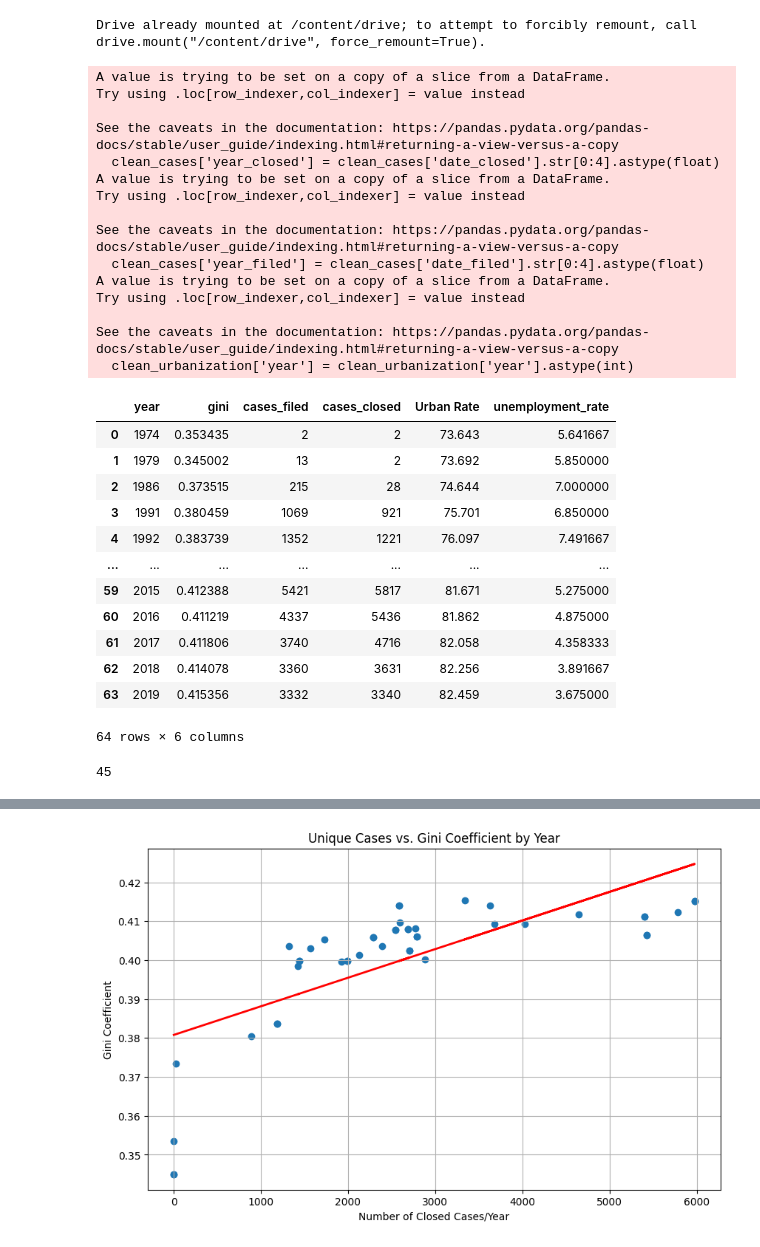
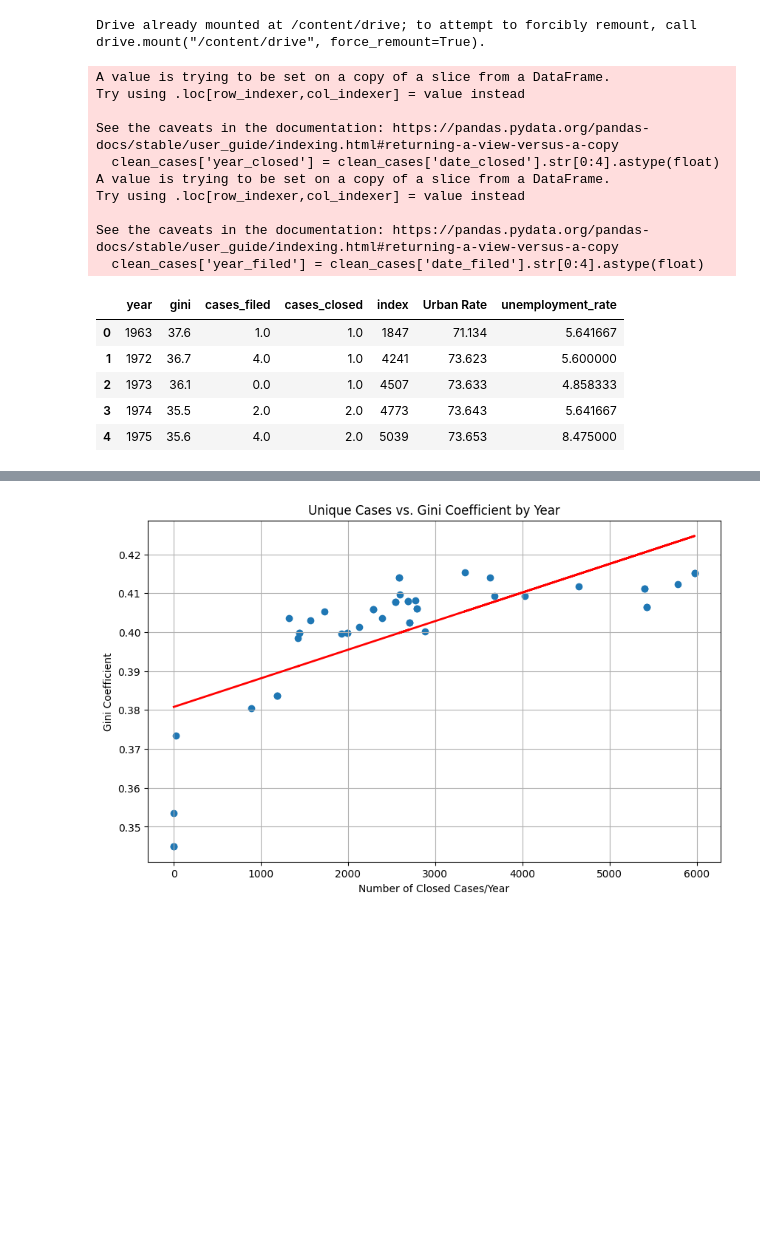
Before and after one commit to Sai0472003/PatentLitigation_Impact, a Jupyter notebook: Project1.ipynb, the cells around one changed output, grey strips where cells are left out. Cells and saved outputs as stored; diff of their text form; code cells hidden in the pictures; blank space fills up the shorter version.

```diff
--- a/Project1.ipynb
+++ b/Project1.ipynb
@@ -39,7 +39,7 @@ cases_filed.columns = ['year', 'cases_filed']
 
 #new df containing total cases filed/closed in a given year
 annual_cases = pd.merge(cases_filed, cases_closed, on='year', how='outer').fillna(0)
-annual_cases[['cases_filed', 'cases_closed']] = annual_cases[['cases_filed', 'cases_closed']].astype(int)
+annual_cases[['cases_filed', 'cases_closed']] = annual_cases[['cases_filed', 'cases_closed']].astype(float)
 annual_cases['year'] = annual_cases['year'].astype(int)
 
 #cleaning unemployment df and computing avg annual unemployment rates for the US
@@ -49,8 +49,9 @@ clean_unemployment['year'] = unemployment['observation_date'].str[0:4].astype(in
 clean_unemployment['unemployment_rate'] = (unemployment.groupby(unemployment['observation_date'].str[0:4].astype(int))['UNRATE'].mean().values)
 
 #isolating annual gini coeff data for the US
-clean_gini['year_month'] = gini
-
+clean_gini = pd.DataFrame()
+clean_gini['year'] = gini['observation_date'].str[0:4].astype(int)
+clean_gini['gini'] = gini['SIPOVGINIUSA']
 
 #converting year columns to rows in clean df
 clean_urbanization = urbanization.melt(
@@ -76,11 +77,6 @@ Try using .loc[row_indexer,col_indexer] = value instead
 
 See the caveats in the documentation: https://pandas.pydata.org/pandas-docs/stable/user_guide/indexing.html#returning-a-view-versus-a-copy
   clean_cases['year_filed'] = clean_cases['date_filed'].str[0:4].astype(float)
-A value is trying to be set on a copy of a slice from a DataFrame.
-Try using .loc[row_indexer,col_indexer] = value instead
-
-See the caveats in the documentation: https://pandas.pydata.org/pandas-docs/stable/user_guide/indexing.html#returning-a-view-versus-a-copy
-  clean_urbanization['year'] = clean_urbanization['year'].astype(int)
 # %%
 #merging all variables into one df
 complete_merged = pd.merge(clean_gini, annual_cases, on='year', how='inner')
@@ -89,23 +85,11 @@ complete_merged = pd.merge(complete_merged, clean_urbanization, on='year', how='
 # %%
 complete_merged = pd.merge(complete_merged, clean_unemployment, on='year', how='inner')
 # %%
-complete_merged = complete_merged.drop(columns=['index'])
-complete_merged
+complete_merged.head()
 # %% [output]
-|  | year | gini | cases_filed | cases_closed | Urban Rate | unemployment_rate |
-| 0 | 1974 | 0.353435 | 2 | 2 | 73.643 | 5.641667 |
-| 1 | 1979 | 0.345002 | 13 | 2 | 73.692 | 5.850000 |
-| 2 | 1986 | 0.373515 | 215 | 28 | 74.644 | 7.000000 |
-| 3 | 1991 | 0.380459 | 1069 | 921 | 75.701 | 6.850000 |
-| 4 | 1992 | 0.383739 | 1352 | 1221 | 76.097 | 7.491667 |
-| ... | ... | ... | ... | ... | ... | ... |
-| 59 | 2015 | 0.412388 | 5421 | 5817 | 81.671 | 5.275000 |
-| 60 | 2016 | 0.411219 | 4337 | 5436 | 81.862 | 4.875000 |
-| 61 | 2017 | 0.411806 | 3740 | 4716 | 82.058 | 4.358333 |
-| 62 | 2018 | 0.414078 | 3360 | 3631 | 82.256 | 3.891667 |
-| 63 | 2019 | 0.415356 | 3332 | 3340 | 82.459 | 3.675000 |
+|  | year | gini | cases_filed | cases_closed | index | Urban Rate | unemployment_rate |
+| 0 | 1963 | 37.6 | 1.0 | 1.0 | 1847 | 71.134 | 5.641667 |
+| 1 | 1972 | 36.7 | 4.0 | 1.0 | 4241 | 73.623 | 5.600000 |
+| 2 | 1973 | 36.1 | 0.0 | 1.0 | 4507 | 73.633 | 4.858333 |
+| 3 | 1974 | 35.5 | 2.0 | 2.0 | 4773 | 73.643 | 5.641667 |
+| 4 | 1975 | 35.6 | 4.0 | 2.0 | 5039 | 73.653 | 8.475000 |
-64 rows × 6 columns
-# %%
-poverty_dataset['gini'].nunique()
-# %% [output]
-45
```
Also changed, not shown: parts of 2 cells of this notebook.
